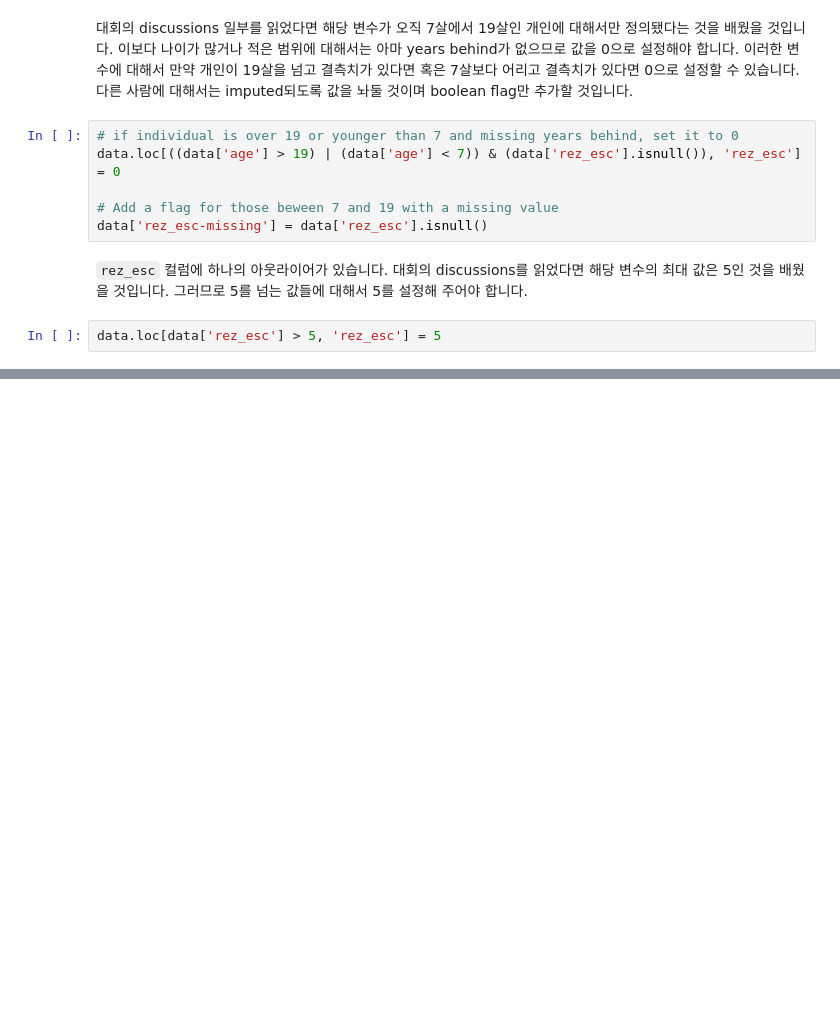
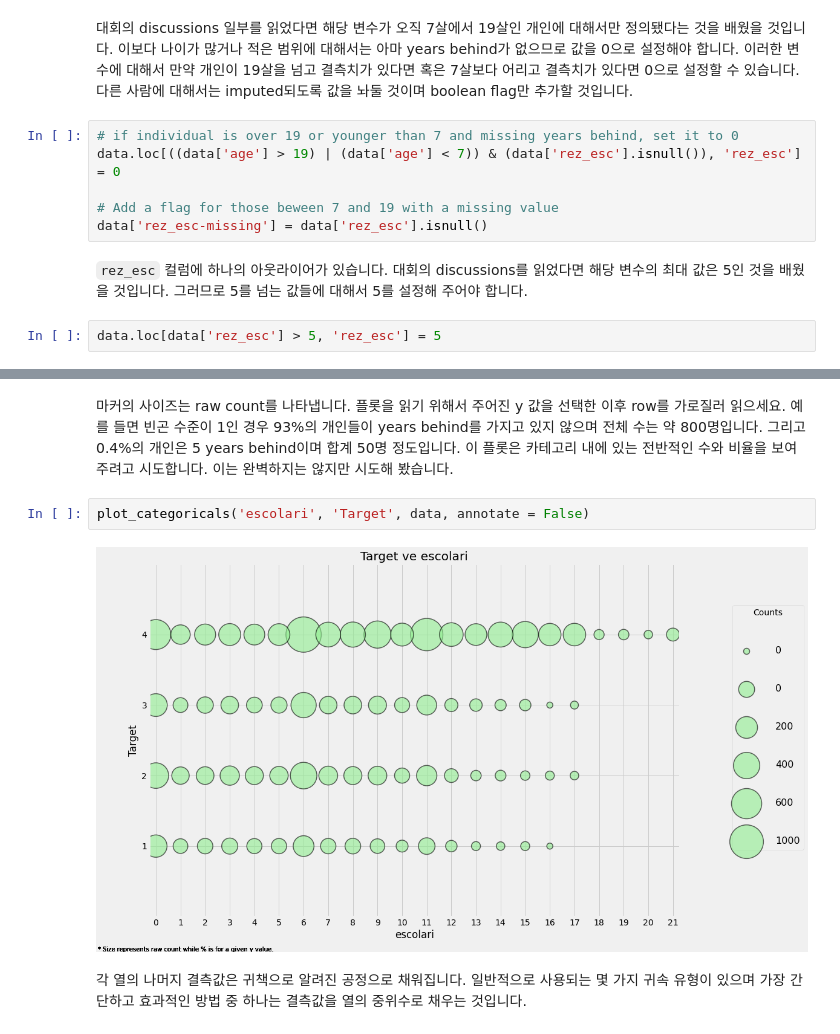
Before and after one commit to stk346/Kaggle, a Jupyter notebook: Costa Rican Household Poverty Level Prediction/A_Complete_Introduction_and_Walkthrough.ipynb, the cells around one changed output, grey strips where cells are left out. Cells and saved outputs as stored; diff of their text form; blank space fills up the shorter version.

```diff
--- a/Costa Rican Household Poverty Level Prediction/A_Complete_Introduction_and_Walkthrough.ipynb
+++ b/Costa Rican Household Poverty Level Prediction/A_Complete_Introduction_and_Walkthrough.ipynb
@@ -787,0 +910,8 @@ data.loc[data['rez_esc'] > 5, 'rez_esc'] = 5
+# %% [markdown]
+마커의 사이즈는 raw count를 나타냅니다. 플롯을 읽기 위해서 주어진 y 값을 선택한 이후 row를 가로질러 읽으세요. 예를 들면 빈곤 수준이 1인 경우 93%의 개인들이 years behind를 가지고 있지 않으며 전체 수는 약 800명입니다. 그리고  0.4%의 개인은 5 years behind이며 합계 50명 정도입니다. 이 플롯은 카테고리 내에 있는 전반적인 수와 비율을 보여주려고 시도합니다. 이는 완벽하지는 않지만 시도해 봤습니다.
+# %%
+plot_categoricals('escolari', 'Target', data, annotate = False)
+# %% [output]
+[figure, added]
+# %% [markdown]
+각 열의 나머지 결측값은 귀책으로 알려진 공정으로 채워집니다. 일반적으로 사용되는 몇 가지 귀속 유형이 있으며 가장 간단하고 효과적인 방법 중 하나는 결측값을 열의 중위수로 채우는 것입니다.
```
Also changed, not shown: parts of 8 cells of this notebook.
